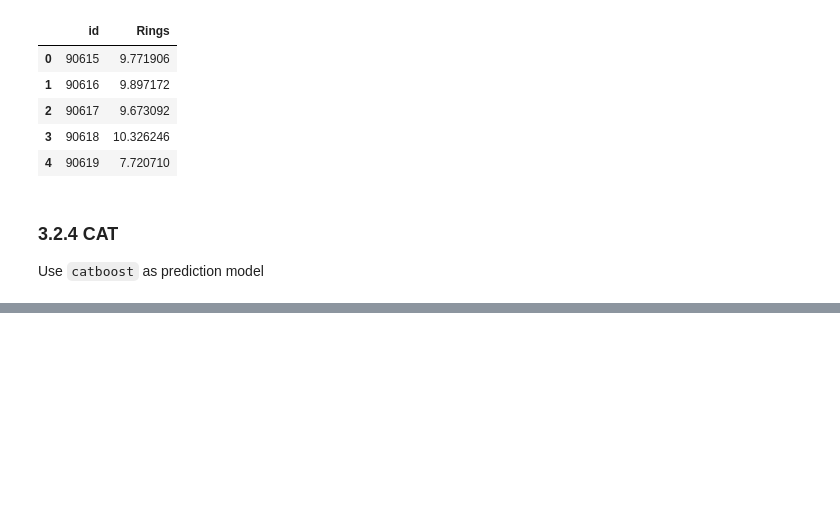
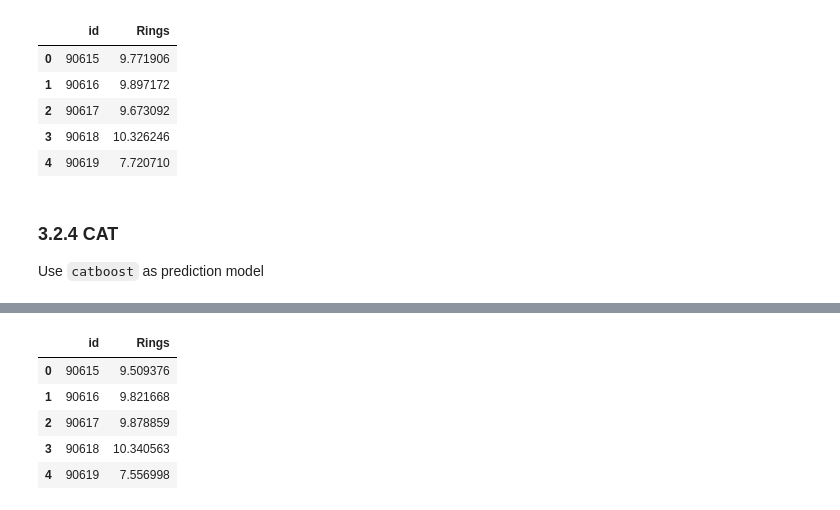
Before and after one commit to KostasEreksonas/Kaggle_Playground_Series, a Jupyter notebook: s4e4.ipynb, the cells around one changed output, grey strips where cells are left out. Cells and saved outputs as stored; diff of their text form; code cells hidden in the pictures; blank space fills up the shorter version.

```diff
--- a/s4e4.ipynb
+++ b/s4e4.ipynb
@@ -531,0 +532,12 @@ sample.head()
+# %%
+y_pred = cat_model.predict(test)
+sample["Rings"] = y_pred
+# %%
+sample.head()
+# %% [output]
+|  | id | Rings |
+| 0 | 90615 | 9.509376 |
+| 1 | 90616 | 9.821668 |
+| 2 | 90617 | 9.878859 |
+| 3 | 90618 | 10.340563 |
+| 4 | 90619 | 7.556998 |
```
Also changed, not shown: parts of 10 cells of this notebook.
